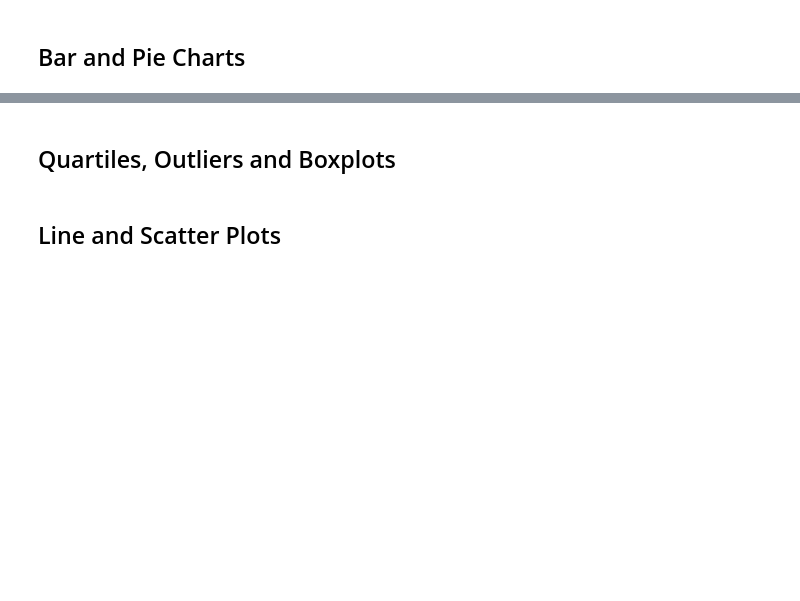
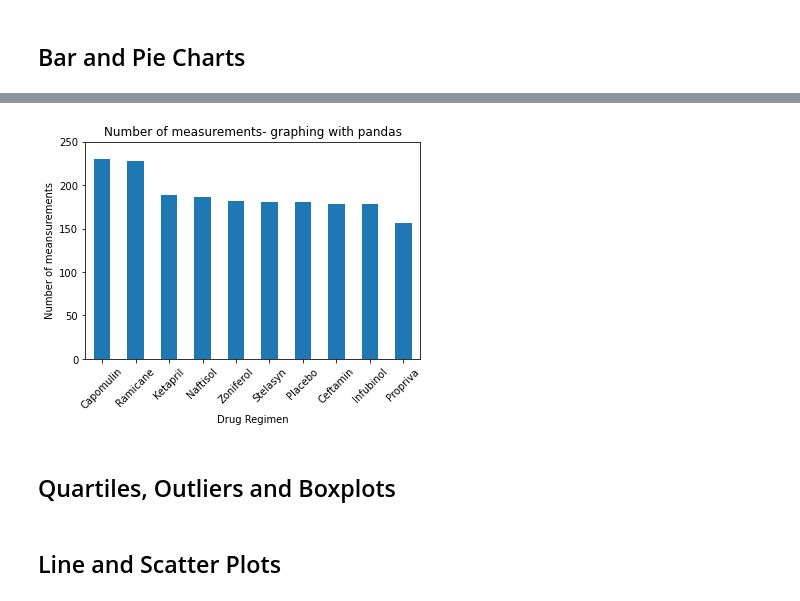
Before and after one commit to hamiltojogo/pymaceutical_tumor_treatment_analysis, a Jupyter notebook: pymaceuticals_starter.ipynb, the cells around one changed output, grey strips where cells are left out. Drawn from its saved outputs; the diff is of its cells as text; code cells hidden in the pictures; blank space fills up the shorter version.

```diff
--- a/pymaceuticals_starter.ipynb
+++ b/pymaceuticals_starter.ipynb
@@ -155,2 +163,6 @@ agg_summary_stats_df
 # %%
 # Generate a bar plot showing the total number of measurements taken on each drug regimen using pandas.
+
+measurement_count_drug_regimen = clean_combined_study_data['Drug Regimen'].value_counts()
+
+measurement_count_drug_regimen
@@ -157,3 +181,13 @@ agg_summary_stats_df
+# %%
+measurement_count_drug_regimen.plot(kind='bar')
+plt.title("Number of measurements- graphing with pandas")
+plt.ylabel('Number of meansurements')
+plt.xlabel('Drug Regimen')
+plt.xticks(rotation = 45)
+plt.ylim(0, 250)
+plt.show()
+# %% [output]
+[figure, added]
 # %%
 # Generate a bar plot showing the total number of measurements taken on each drug regimen using pyplot.
 # %%
```
Also changed, not shown: parts of 3 cells of this notebook.
